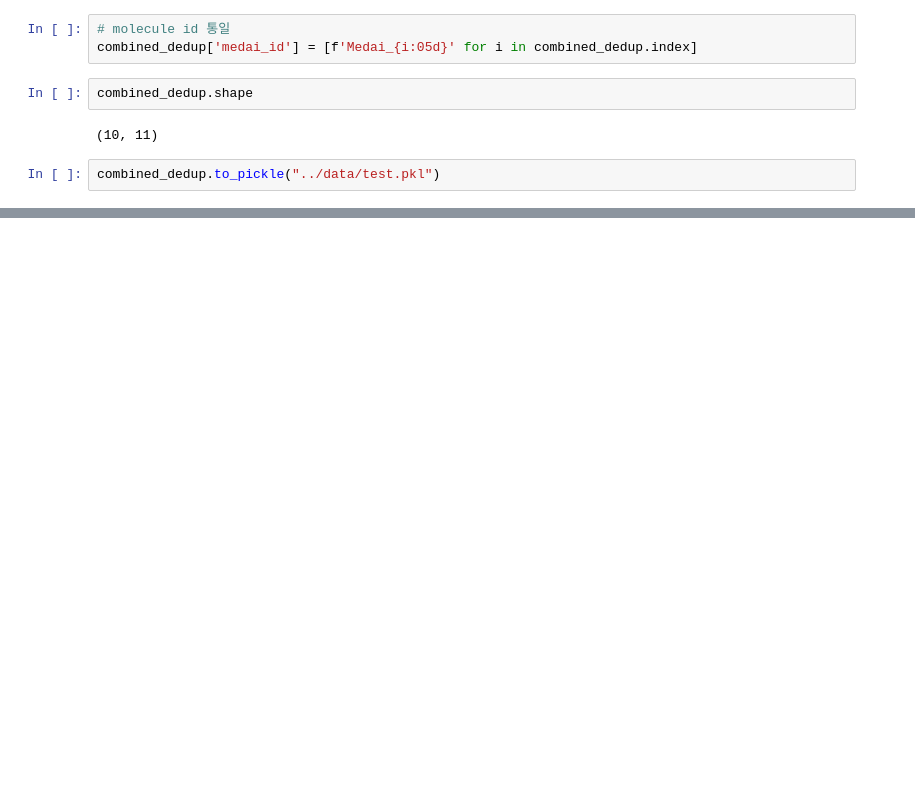
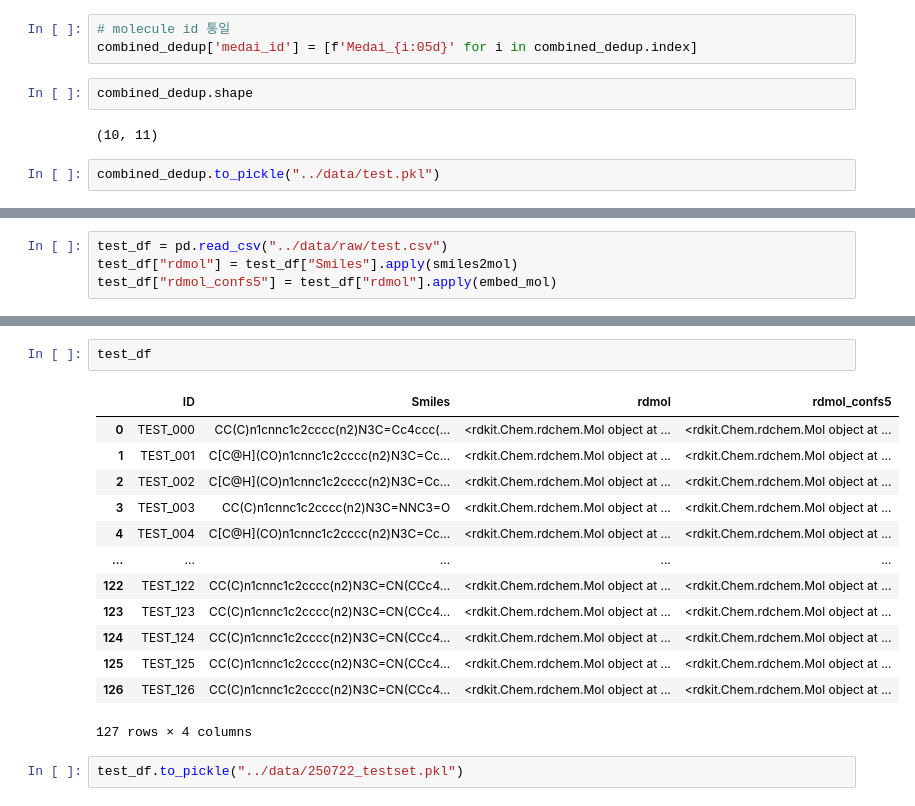
Before and after one commit to Hawon-Lee/dacon-jump-ai-2025, a Jupyter notebook: notebooks/250714_data_cleaning_V2.ipynb, the cells around one changed output, grey strips where cells are left out. Cells and saved outputs as stored; diff of their text form; blank space fills up the shorter version.

```diff
--- a/notebooks/250714_data_cleaning_V2.ipynb
+++ b/notebooks/250714_data_cleaning_V2.ipynb
@@ -284,0 +276,4 @@ combined_dedup.to_pickle("../data/test.pkl")
+# %%
+test_df = pd.read_csv("../data/raw/test.csv")
+test_df["rdmol"] = test_df["Smiles"].apply(smiles2mol)
+test_df["rdmol_confs5"] = test_df["rdmol"].apply(embed_mol)
@@ -284,0 +298,18 @@ combined_dedup.to_pickle("../data/test.pkl")
+# %%
+test_df
+# %% [output]
+|  | ID | Smiles | rdmol | rdmol_confs5 |
+| 0 | TEST_000 | CC(C)n1cnnc1c2cccc(n2)N3C=Cc4ccc(... | <rdkit.Chem.rdchem.Mol object at ... | <rdkit.Chem.rdchem.Mol object at ... |
+| 1 | TEST_001 | C[C@H](CO)n1cnnc1c2cccc(n2)N3C=Cc... | <rdkit.Chem.rdchem.Mol object at ... | <rdkit.Chem.rdchem.Mol object at ... |
+| 2 | TEST_002 | C[C@H](CO)n1cnnc1c2cccc(n2)N3C=Cc... | <rdkit.Chem.rdchem.Mol object at ... | <rdkit.Chem.rdchem.Mol object at ... |
+| 3 | TEST_003 | CC(C)n1cnnc1c2cccc(n2)N3C=NNC3=O | <rdkit.Chem.rdchem.Mol object at ... | <rdkit.Chem.rdchem.Mol object at ... |
+| 4 | TEST_004 | C[C@H](CO)n1cnnc1c2cccc(n2)N3C=Cc... | <rdkit.Chem.rdchem.Mol object at ... | <rdkit.Chem.rdchem.Mol object at ... |
+| ... | ... | ... | ... | ... |
+| 122 | TEST_122 | CC(C)n1cnnc1c2cccc(n2)N3C=CN(CCc4... | <rdkit.Chem.rdchem.Mol object at ... | <rdkit.Chem.rdchem.Mol object at ... |
+| 123 | TEST_123 | CC(C)n1cnnc1c2cccc(n2)N3C=CN(CCc4... | <rdkit.Chem.rdchem.Mol object at ... | <rdkit.Chem.rdchem.Mol object at ... |
+| 124 | TEST_124 | CC(C)n1cnnc1c2cccc(n2)N3C=CN(CCc4... | <rdkit.Chem.rdchem.Mol object at ... | <rdkit.Chem.rdchem.Mol object at ... |
+| 125 | TEST_125 | CC(C)n1cnnc1c2cccc(n2)N3C=CN(CCc4... | <rdkit.Chem.rdchem.Mol object at ... | <rdkit.Chem.rdchem.Mol object at ... |
+| 126 | TEST_126 | CC(C)n1cnnc1c2cccc(n2)N3C=CN(CCc4... | <rdkit.Chem.rdchem.Mol object at ... | <rdkit.Chem.rdchem.Mol object at ... |
+127 rows × 4 columns
+# %%
+test_df.to_pickle("../data/250722_testset.pkl")
```
Also changed, not shown: parts of 3 cells of this notebook, 7 other files.
